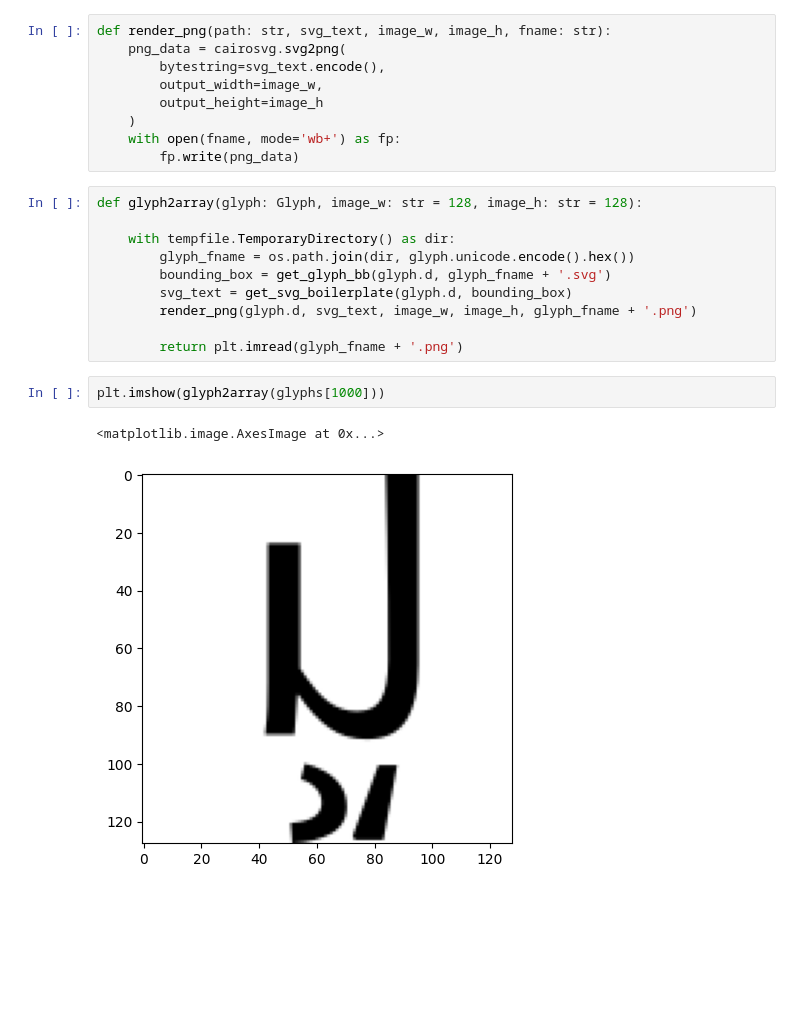
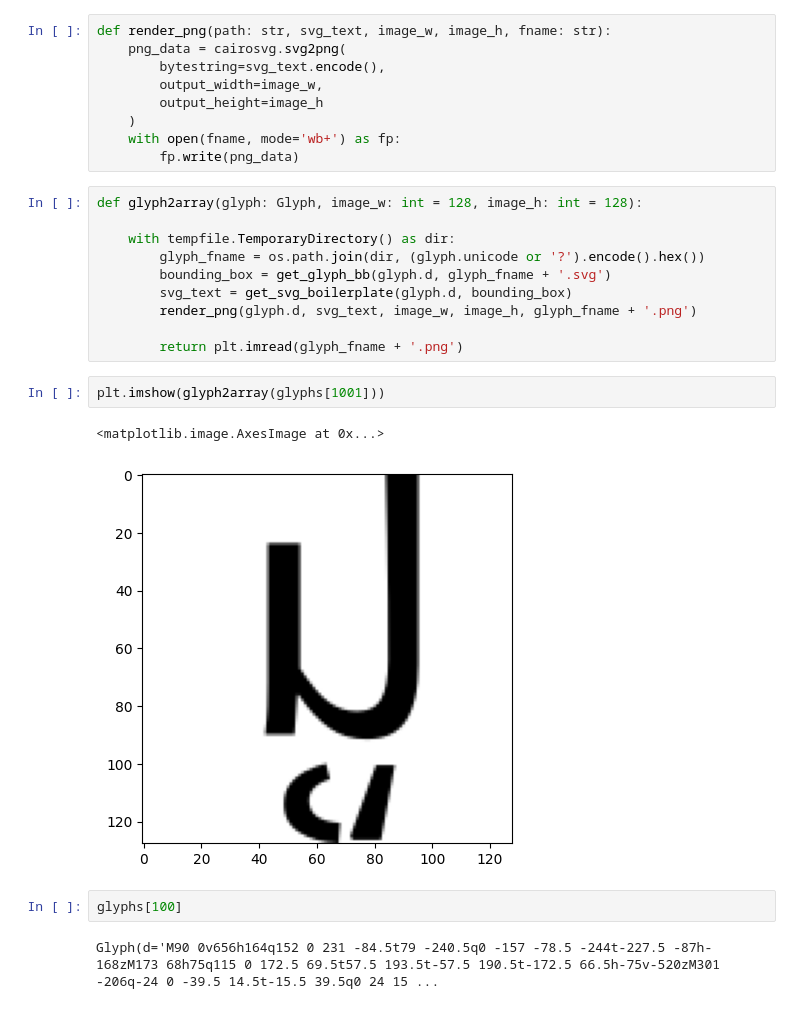
Before and after one commit to mitlyn/Fonty, a Jupyter notebook: notebooks/fetch-fonts.ipynb, the cells around one changed output. Drawn from its saved outputs; the diff is of its cells as text; blank space fills up the shorter version.

```diff
--- a/notebooks/fetch-fonts.ipynb
+++ b/notebooks/fetch-fonts.ipynb
@@ -225,17 +225,21 @@ def render_png(path: str, svg_text, image_w, image_h, fname: str):
     with open(fname, mode='wb+') as fp:
         fp.write(png_data)
 # %%
-def glyph2array(glyph: Glyph, image_w: str = 128, image_h: str = 128):
+def glyph2array(glyph: Glyph, image_w: int = 128, image_h: int = 128):
 
     with tempfile.TemporaryDirectory() as dir:
-        glyph_fname = os.path.join(dir, glyph.unicode.encode().hex())
+        glyph_fname = os.path.join(dir, (glyph.unicode or '?').encode().hex())
         bounding_box = get_glyph_bb(glyph.d, glyph_fname + '.svg')
         svg_text = get_svg_boilerplate(glyph.d, bounding_box)
         render_png(glyph.d, svg_text, image_w, image_h, glyph_fname + '.png')
 
         return plt.imread(glyph_fname + '.png')
 # %%
-plt.imshow(glyph2array(glyphs[1000]))
+plt.imshow(glyph2array(glyphs[1001]))
 # %% [output]
 <matplotlib.image.AxesImage at 0x...>
-[figure, old version]
+[figure, new version]
+# %%
+glyphs[100]
+# %% [output]
+Glyph(d='M90 0v656h164q152 0 231 -84.5t79 -240.5q0 -157 -78.5 -244t-227.5 -87h-168zM173 68h75q115 0 172.5 69.5t57.5 193.5t-57.5 190.5t-172.5 66.5h-75v-520zM301 -206q-24 0 -39.5 14.5t-15.5 39.5q0 24 15 ...
```
Also changed, not shown: parts of 1 cell of this notebook, 1 other file.
